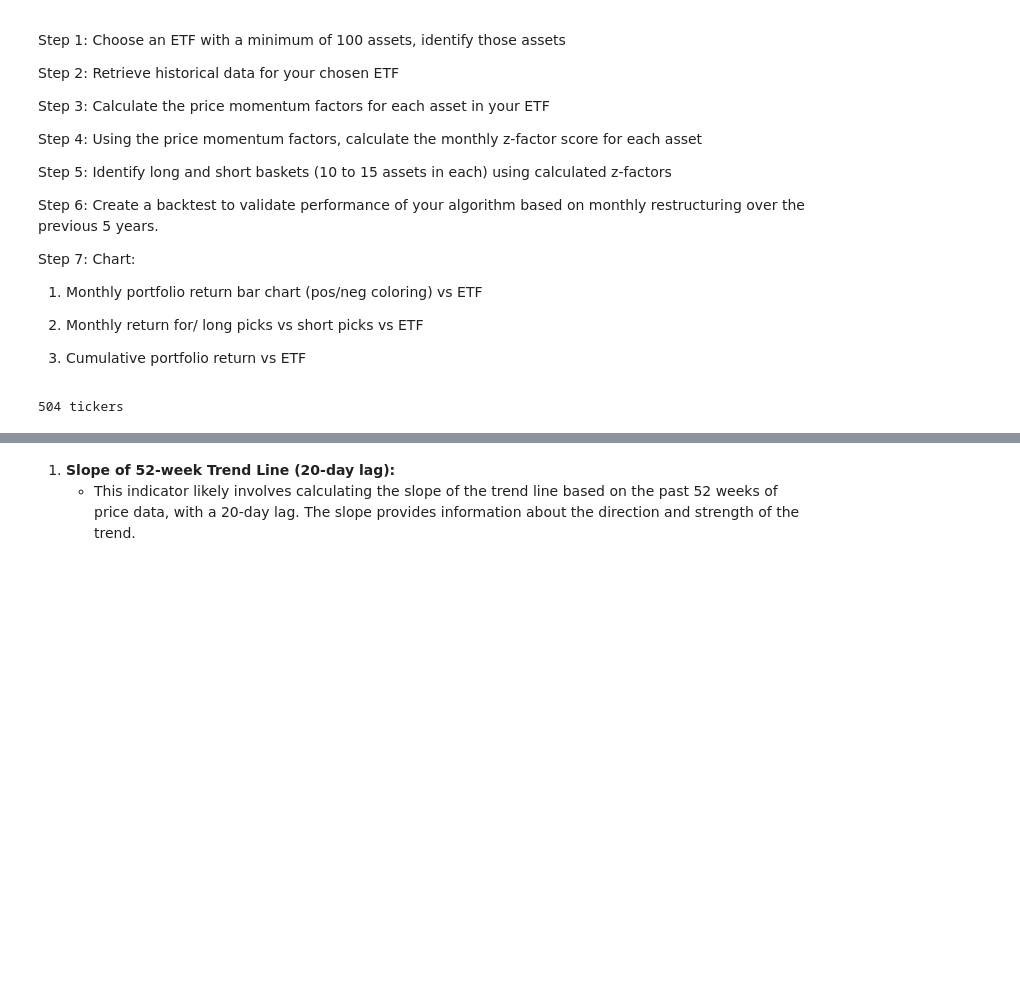
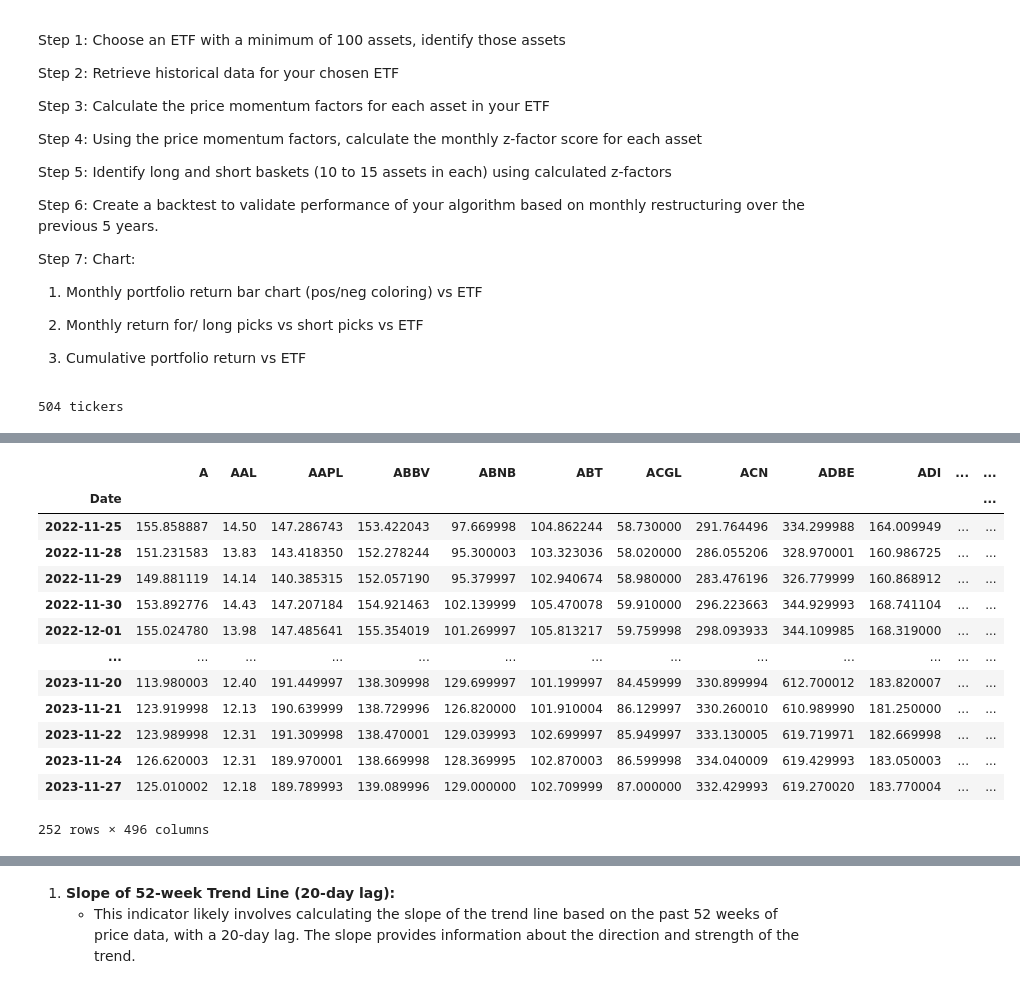
Before and after one commit to CCNY-Analytics-and-Quant/Quantative-Finance-Repo, a Jupyter notebook: Final-Project/workbooks/draft.ipynb, the cells around one changed output, grey strips where cells are left out. Cells and saved outputs as stored; diff of their text form; code cells hidden in the pictures; blank space fills up the shorter version.

```diff
--- a/Final-Project/workbooks/draft.ipynb
+++ b/Final-Project/workbooks/draft.ipynb
@@ -58,0 +62,17 @@ sp500.tail()
+# %%
+sp500[-252:]
+# %% [output]
+|  | A | AAL | AAPL | ABBV | ABNB | ABT | ACGL | ACN | ADBE | ADI | ... | ... |
+| Date |  |  |  |  |  |  |  |  |  |  |  | ... |
+| 2022-11-25 | 155.858887 | 14.50 | 147.286743 | 153.422043 | 97.669998 | 104.862244 | 58.730000 | 291.764496 | 334.299988 | 164.009949 | ... | ... |
+| 2022-11-28 | 151.231583 | 13.83 | 143.418350 | 152.278244 | 95.300003 | 103.323036 | 58.020000 | 286.055206 | 328.970001 | 160.986725 | ... | ... |
+| 2022-11-29 | 149.881119 | 14.14 | 140.385315 | 152.057190 | 95.379997 | 102.940674 | 58.980000 | 283.476196 | 326.779999 | 160.868912 | ... | ... |
+| 2022-11-30 | 153.892776 | 14.43 | 147.207184 | 154.921463 | 102.139999 | 105.470078 | 59.910000 | 296.223663 | 344.929993 | 168.741104 | ... | ... |
+| 2022-12-01 | 155.024780 | 13.98 | 147.485641 | 155.354019 | 101.269997 | 105.813217 | 59.759998 | 298.093933 | 344.109985 | 168.319000 | ... | ... |
+| ... | ... | ... | ... | ... | ... | ... | ... | ... | ... | ... | ... | ... |
+| 2023-11-20 | 113.980003 | 12.40 | 191.449997 | 138.309998 | 129.699997 | 101.199997 | 84.459999 | 330.899994 | 612.700012 | 183.820007 | ... | ... |
+| 2023-11-21 | 123.919998 | 12.13 | 190.639999 | 138.729996 | 126.820000 | 101.910004 | 86.129997 | 330.260010 | 610.989990 | 181.250000 | ... | ... |
+| 2023-11-22 | 123.989998 | 12.31 | 191.309998 | 138.470001 | 129.039993 | 102.699997 | 85.949997 | 333.130005 | 619.719971 | 182.669998 | ... | ... |
+| 2023-11-24 | 126.620003 | 12.31 | 189.970001 | 138.669998 | 128.369995 | 102.870003 | 86.599998 | 334.040009 | 619.429993 | 183.050003 | ... | ... |
+| 2023-11-27 | 125.010002 | 12.18 | 189.789993 | 139.089996 | 129.000000 | 102.709999 | 87.000000 | 332.429993 | 619.270020 | 183.770004 | ... | ... |
+252 rows × 496 columns
```
Also changed, not shown: parts of 19 cells of this notebook, 2 other files.
